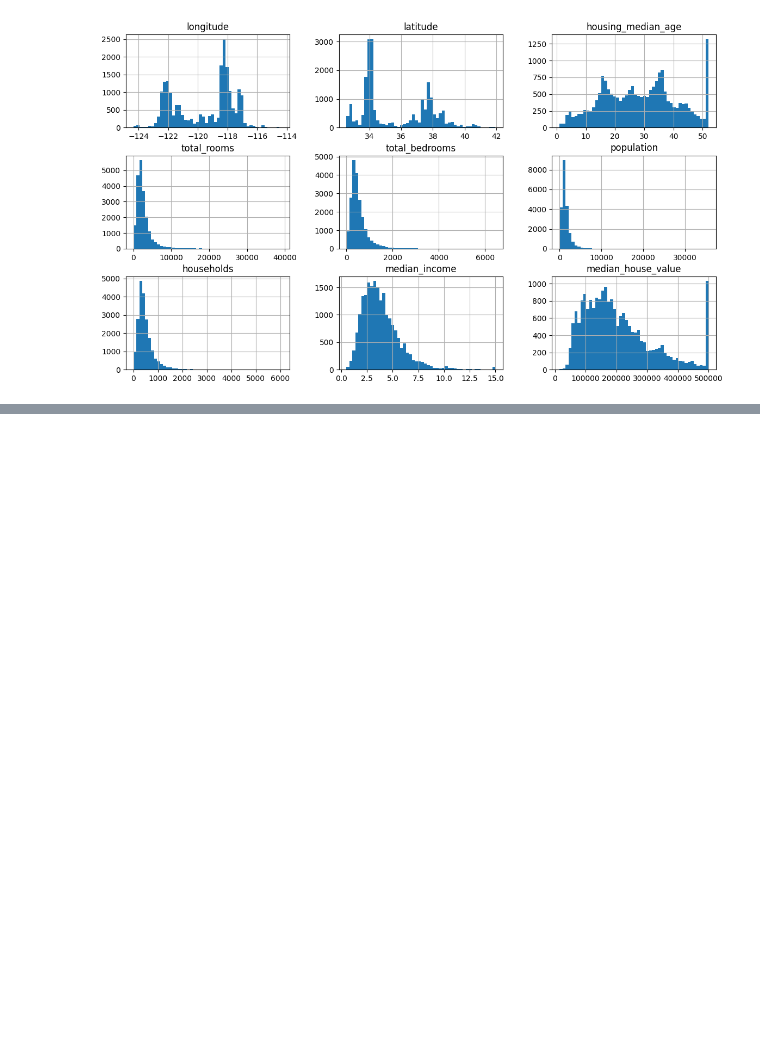
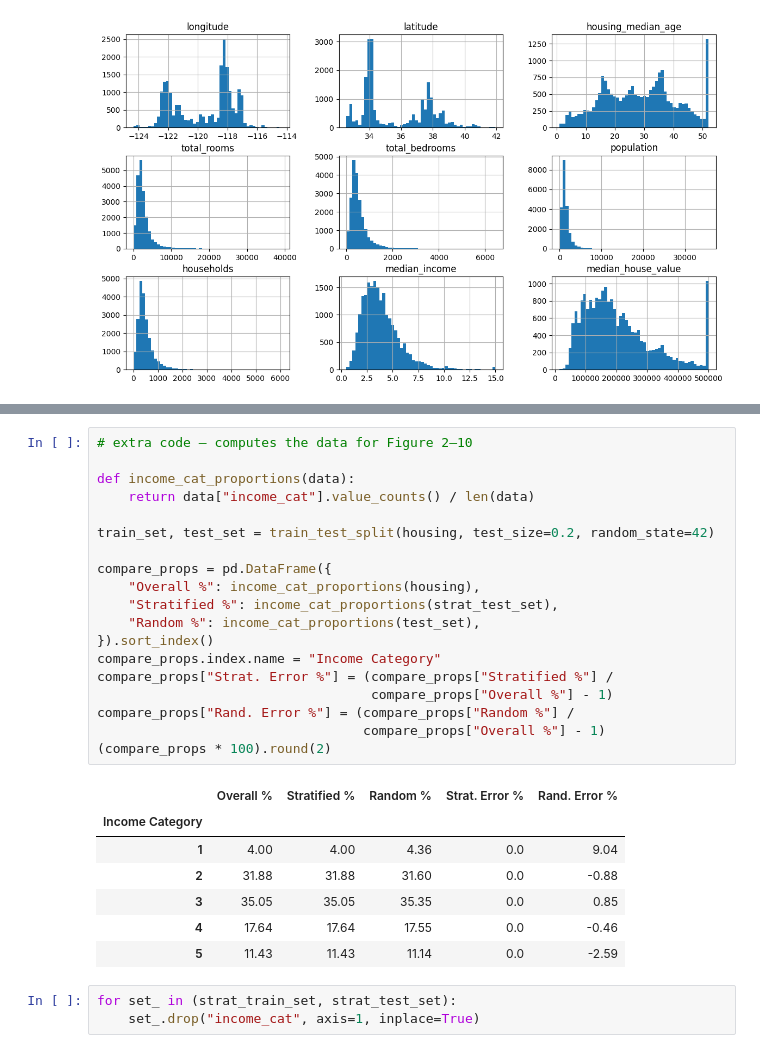
Before and after one commit to ashanviii/Median-Housing-Price, a Jupyter notebook: Median_Housing_Price.ipynb, the cells around one changed output, grey strips where cells are left out. Cells and saved outputs as stored; diff of their text form; blank space fills up the shorter version.

```diff
--- a/Median_Housing_Price.ipynb
+++ b/Median_Housing_Price.ipynb
@@ -85,0 +193,30 @@ plt.show()
+# %%
+# extra code – computes the data for Figure 2–10
+
+def income_cat_proportions(data):
+    return data["income_cat"].value_counts() / len(data)
+
+train_set, test_set = train_test_split(housing, test_size=0.2, random_state=42)
+
+compare_props = pd.DataFrame({
+    "Overall %": income_cat_proportions(housing),
+    "Stratified %": income_cat_proportions(strat_test_set),
+    "Random %": income_cat_proportions(test_set),
+}).sort_index()
+compare_props.index.name = "Income Category"
+compare_props["Strat. Error %"] = (compare_props["Stratified %"] /
+                                   compare_props["Overall %"] - 1)
+compare_props["Rand. Error %"] = (compare_props["Random %"] /
+                                  compare_props["Overall %"] - 1)
+(compare_props * 100).round(2)
+# %% [output]
+|  | Overall % | Stratified % | Random % | Strat. Error % | Rand. Error % |
+| Income Category |  |  |  |  |  |
+| 1 | 4.00 | 4.00 | 4.36 | 0.0 | 9.04 |
+| 2 | 31.88 | 31.88 | 31.60 | 0.0 | -0.88 |
+| 3 | 35.05 | 35.05 | 35.35 | 0.0 | 0.85 |
+| 4 | 17.64 | 17.64 | 17.55 | 0.0 | -0.46 |
+| 5 | 11.43 | 11.43 | 11.14 | 0.0 | -2.59 |
+# %%
+for set_ in (strat_train_set, strat_test_set):
+    set_.drop("income_cat", axis=1, inplace=True)
```
Also changed, not shown: parts of 25 cells of this notebook.
